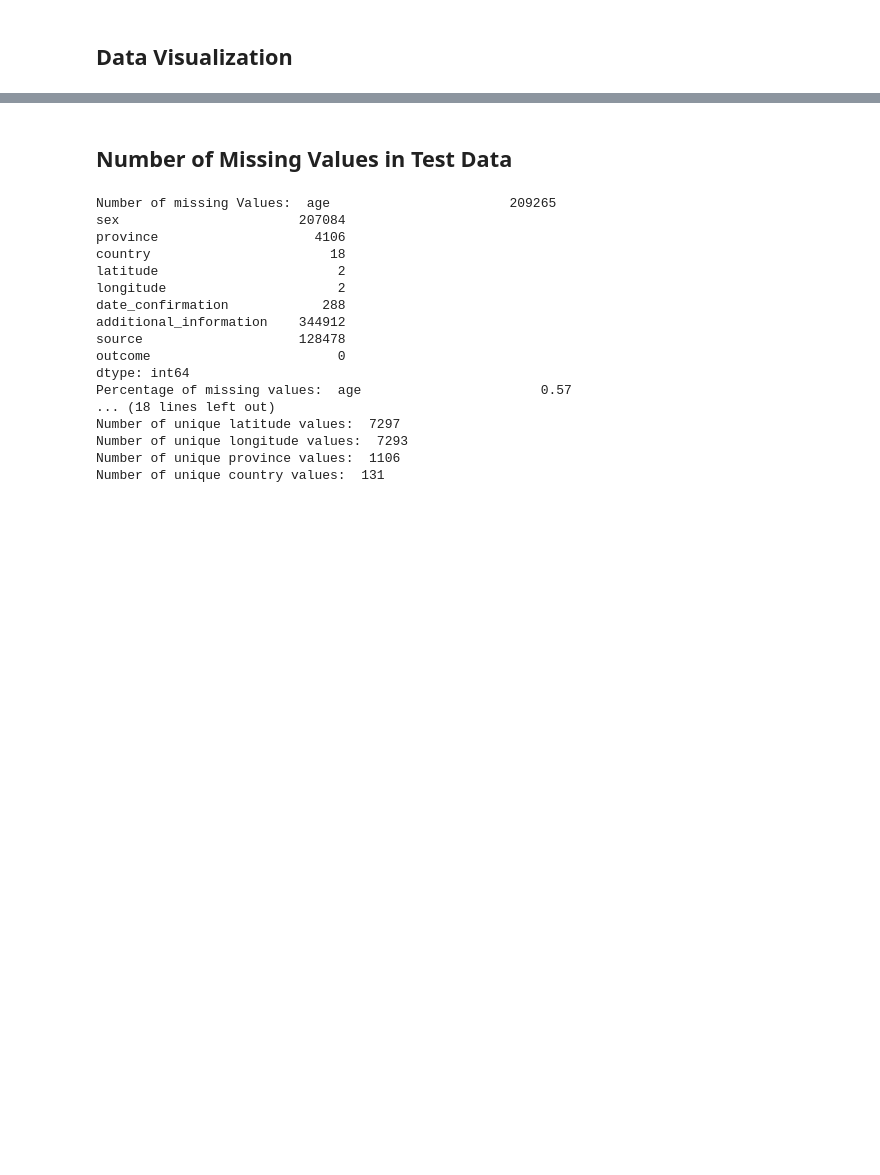
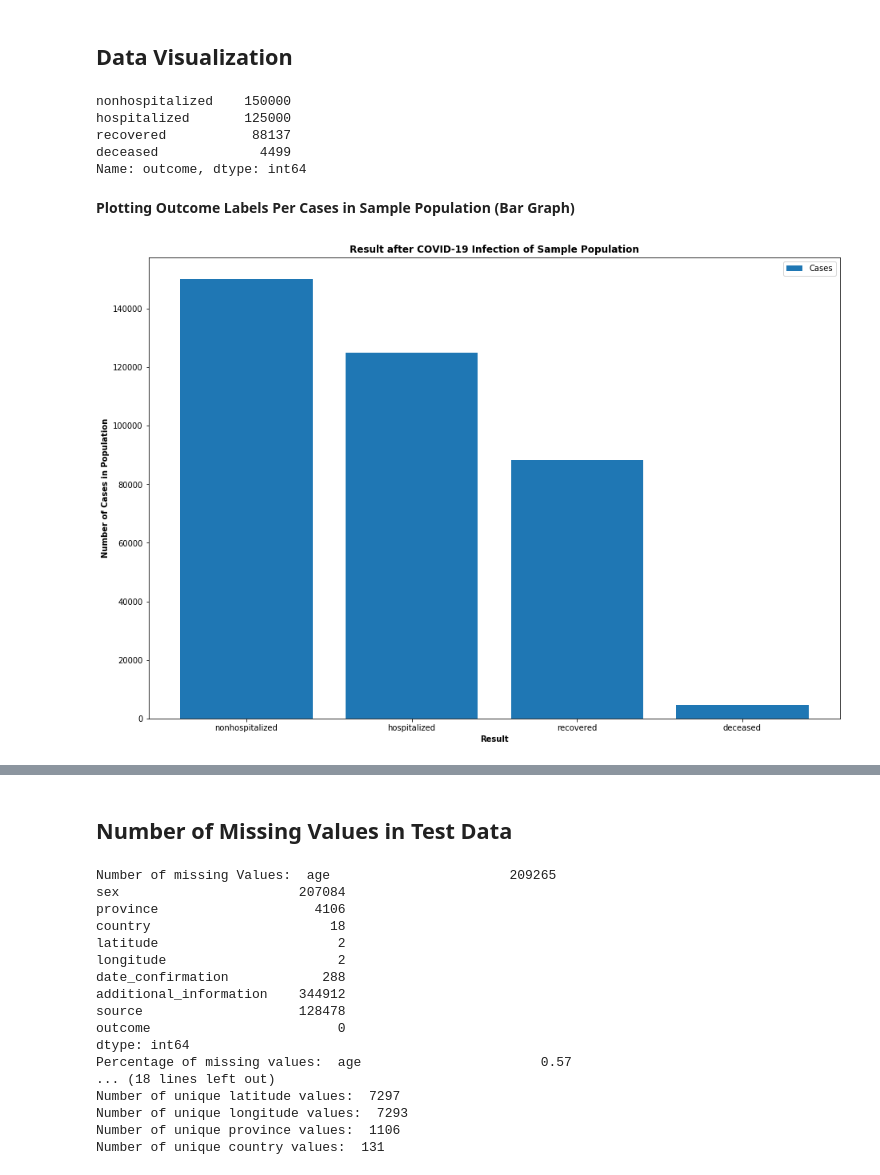
Before and after one commit to scotchontherocks31/cmpt459project, a Jupyter notebook: src/eda.ipynb, the cells around one changed output, grey strips where cells are left out. Drawn from its saved outputs; the diff is of its cells as text; code cells hidden in the pictures; blank space fills up the shorter version.

Commit message:
plots update final

```diff
--- a/src/eda.ipynb
+++ b/src/eda.ipynb
@@ -11,8 +16,20 @@ import os
 # %%
-o = os.getcwd()
-train_data = pd.read_csv(o + "\\..\\data\\cases_train.csv", parse_dates = True)
+#train_filename = Path("../data/cases_train.csv").resolve()
+#location_filename = '~\..\cmpt459project\data\location.csv'
+
+train_filename = "../data/cases_train.csv"
+location_filename = "../data/location.csv"
+test_filename = "../data/cases_test.csv"
+
+
+train_data = pd.read_csv(train_filename)
+location_data = pd.read_csv(location_filename, delimiter=',')
+test_data = pd.read_csv(test_filename)
+
+#o = os.getcwd()
+#train_data = pd.read_csv(o + "\\..\\data\\cases_train.csv", parse_dates = True)
 # data = pd.read_csv(o + "\\..\\results\\cases_train_processed.csv", parse_dates = True)
-test_data = pd.read_csv(o + "\\..\\data\\cases_test.csv", parse_dates = True)
+#test_data = pd.read_csv(o + "\\..\\data\\cases_test.csv", parse_dates = True)
 # location= pd.read_csv(o + "\\..\\data\\location.csv", parse_dates = True)
 
 #For Mac/Linux
@@ -45,2 +94,24 @@ train_data
 # %% [markdown]
 ## Data Visualization
+# %%
+train_data['outcome'].value_counts()
+# %% [output]
+nonhospitalized    150000
+hospitalized       125000
+recovered           88137
+deceased             4499
+Name: outcome, dtype: int64
+# %% [markdown]
+**Plotting Outcome Labels Per Cases in Sample Population (Bar Graph)**
+# %%
+fig = plt.figure()
+ax = fig.add_axes([0,0,2,2])
+ax.bar(train_data['outcome'].value_counts().keys(), train_data['outcome'].value_counts(),label='Cases')
+plt.title('Result after COVID-19 Infection of Sample Population',fontweight='bold')
+plt.xlabel('Result',fontweight='bold')
+plt.ylabel('Number of Cases in Population',fontweight='bold')
+plt.legend(loc='best')
+#plt.show()
+plt.savefig("../plots/plot1", bbox_inches="tight")
+# %% [output]
+[figure, added]
```
Also changed, not shown: parts of 87 cells of this notebook, 19 other files.
